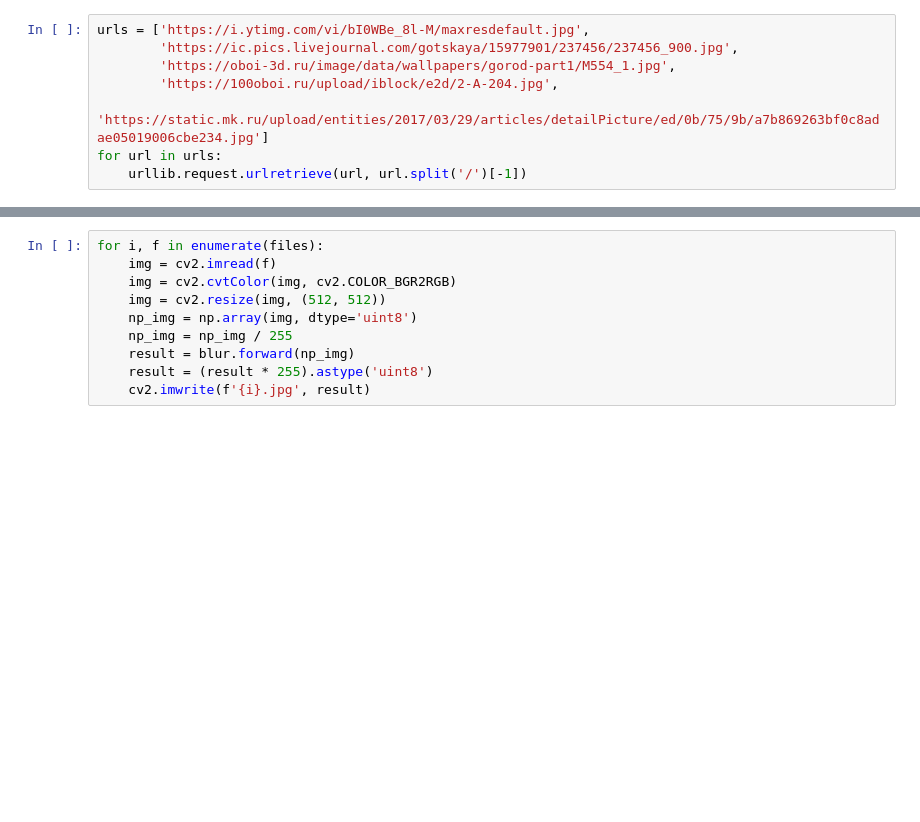
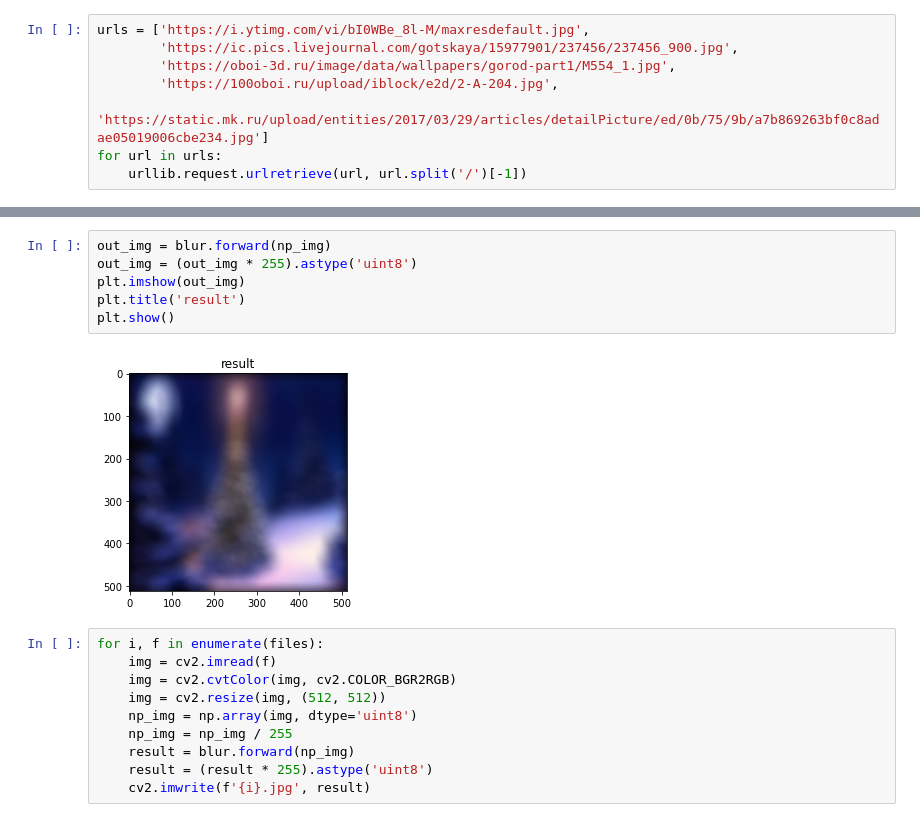
Before and after one commit to delta-t/BokehFilter, a Jupyter notebook: main.ipynb, the cells around one changed output, grey strips where cells are left out. Drawn from its saved outputs; the diff is of its cells as text; blank space fills up the shorter version.

```diff
--- a/main.ipynb
+++ b/main.ipynb
@@ -147,3 +151,11 @@ plt.show()
+# %%
+out_img = blur.forward(np_img)
+out_img = (out_img * 255).astype('uint8')
+plt.imshow(out_img)
+plt.title('result')
+plt.show()
+# %% [output]
+[figure, added]
 # %%
 for i, f in enumerate(files):
     img = cv2.imread(f)
```
Also changed, not shown: parts of 8 cells of this notebook, 1 other file.
